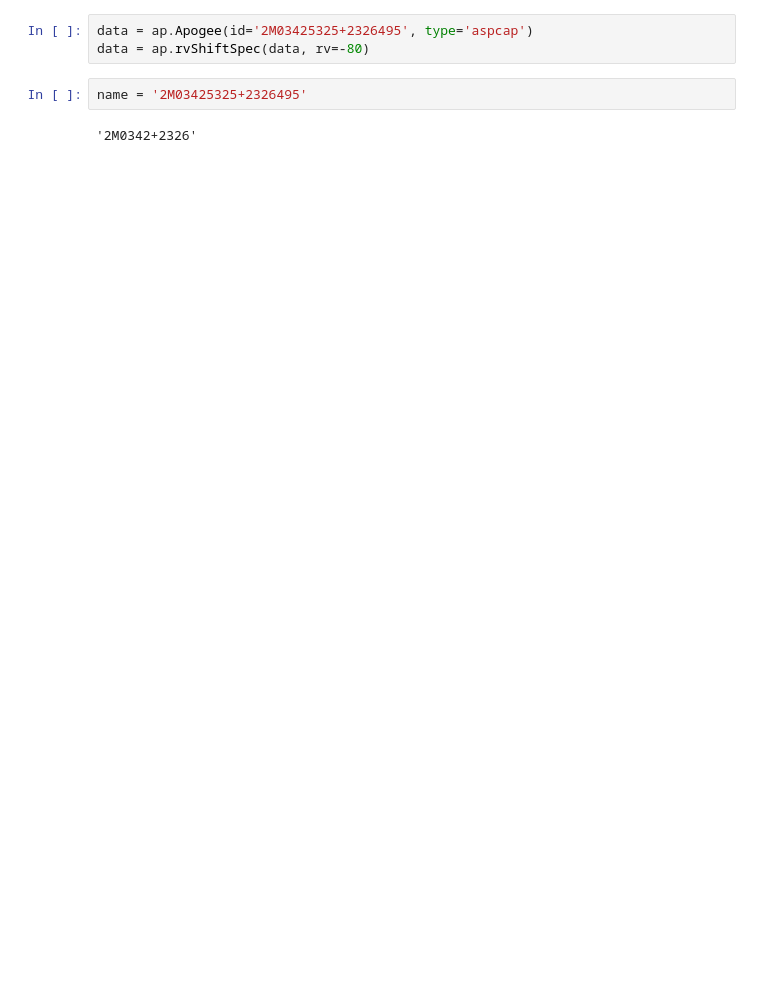
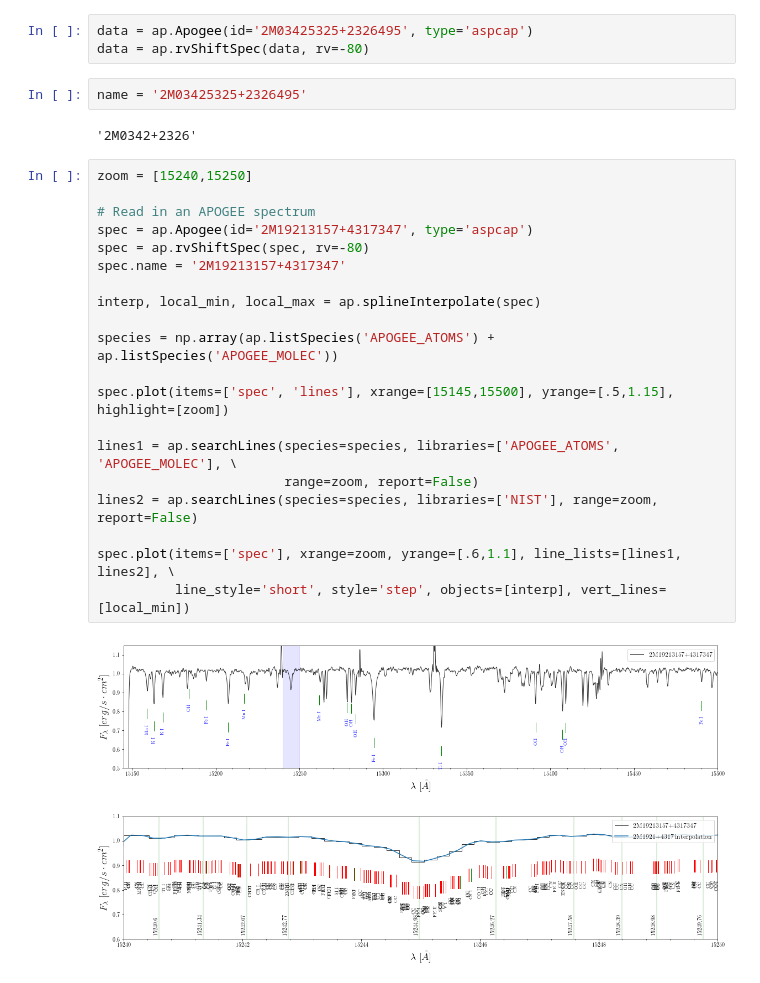
Before and after one commit to jbirky/Mdwarf_project, a Jupyter notebook: line_analysis/ID_lines.ipynb, the cells around one changed output. Drawn from its saved outputs; the diff is of its cells as text; blank space fills up the shorter version.

```diff
--- a/line_analysis/ID_lines.ipynb
+++ b/line_analysis/ID_lines.ipynb
@@ -116,3 +198,26 @@ name = '2M03425325+2326495'
 # %%
 # %% [output]
 '2M0342+2326'
+# %%
+zoom = [15240,15250]
+
+# Read in an APOGEE spectrum
+spec = ap.Apogee(id='2M19213157+4317347', type='aspcap')
+spec = ap.rvShiftSpec(spec, rv=-80)
+spec.name = '2M19213157+4317347'
+
+interp, local_min, local_max = ap.splineInterpolate(spec)
+
+species = np.array(ap.listSpecies('APOGEE_ATOMS') + ap.listSpecies('APOGEE_MOLEC'))
+
+spec.plot(items=['spec', 'lines'], xrange=[15145,15500], yrange=[.5,1.15], highlight=[zoom])
+
+lines1 = ap.searchLines(species=species, libraries=['APOGEE_ATOMS', 'APOGEE_MOLEC'], \
+                        range=zoom, report=False)
+lines2 = ap.searchLines(species=species, libraries=['NIST'], range=zoom, report=False)
+
+spec.plot(items=['spec'], xrange=zoom, yrange=[.6,1.1], line_lists=[lines1, lines2], \
+          line_style='short', style='step', objects=[interp], vert_lines=[local_min])
+# %% [output]
+[figure, added]
+[figure, added]
```
Also changed, not shown: parts of 5 cells of this notebook, 16 other files.
